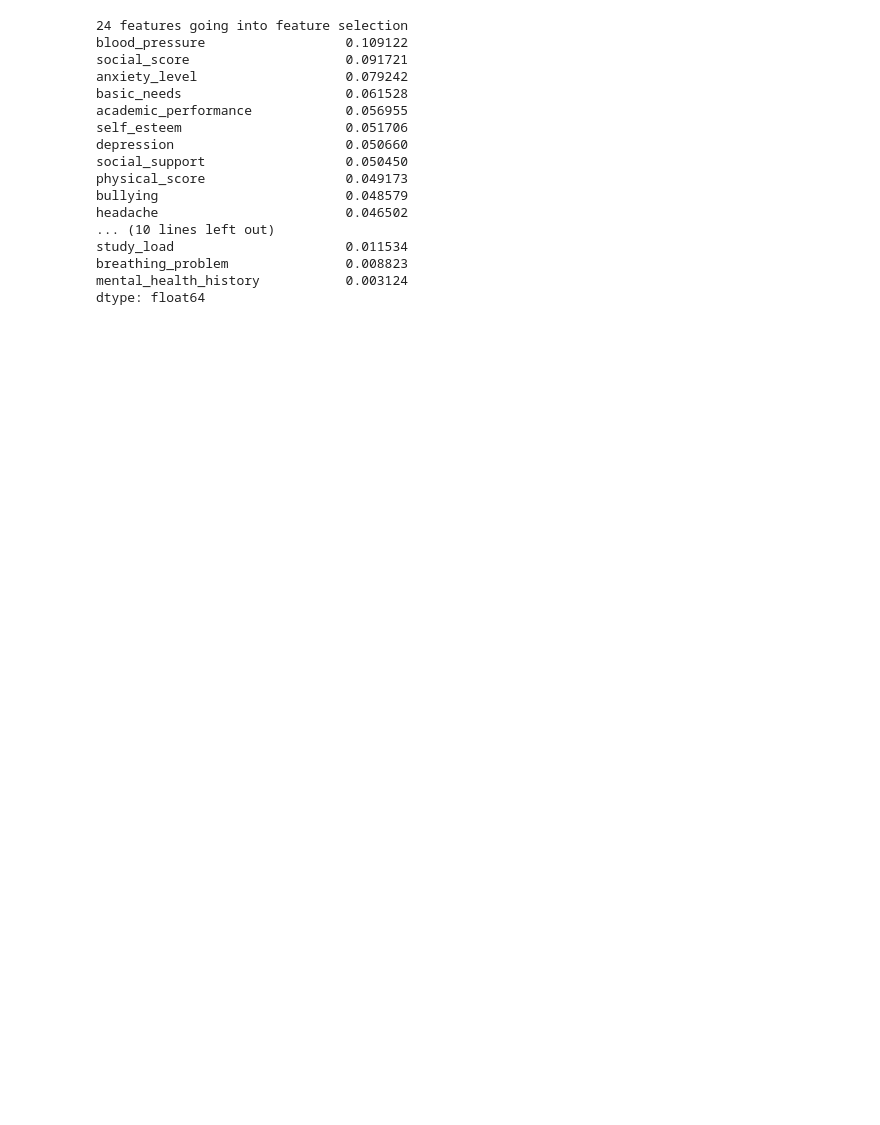
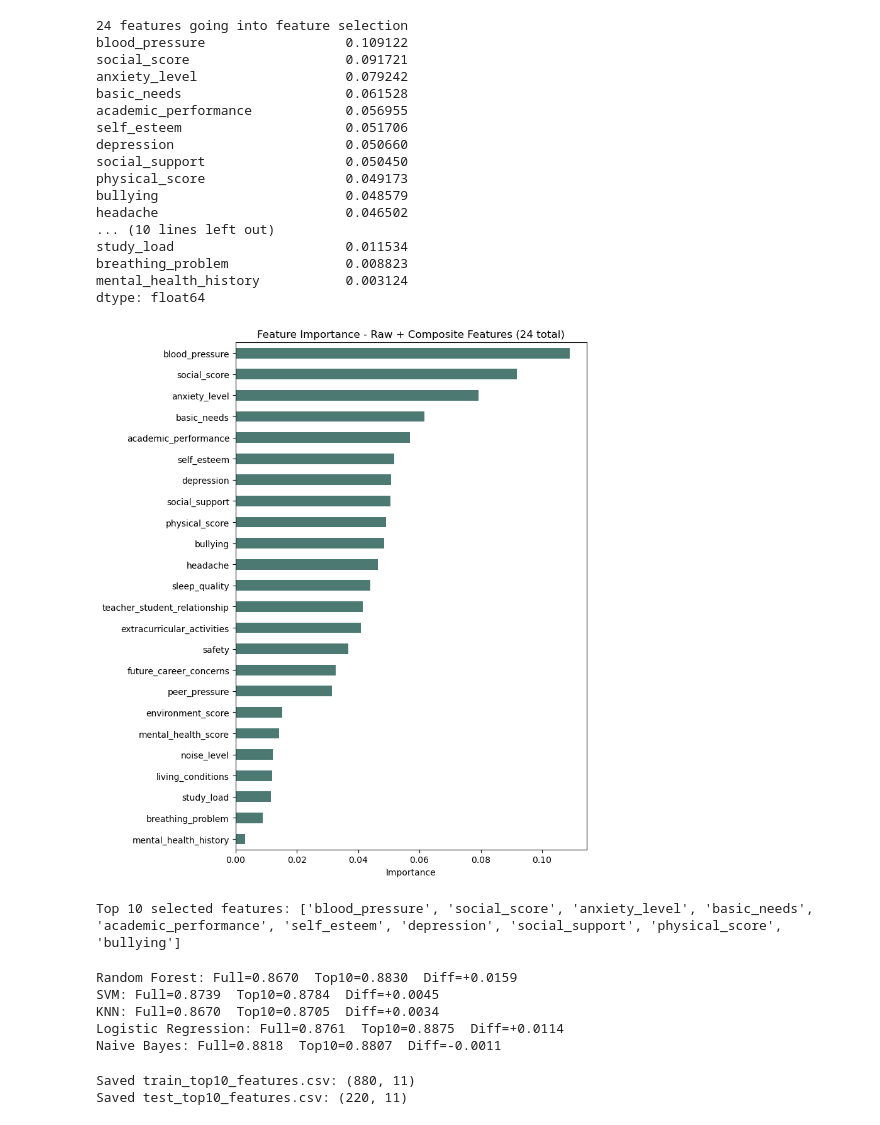
Before and after one commit to chandiracje/AIMAL_Project_Y2S1_G8.1_03, a Jupyter notebook: notebooks/StressLevelDataset(Feature_Selection_IT25103277).ipynb, the cells around one changed output. Cells and saved outputs as stored; diff of their text form; code cells hidden in the pictures; blank space fills up the shorter version.

Commit message:
Feature selection

```diff
--- a/notebooks/StressLevelDataset(Feature_Selection_IT25103277).ipynb
+++ b/notebooks/StressLevelDataset(Feature_Selection_IT25103277).ipynb
@@ -44,3 +44,14 @@ study_load                      0.011534
 breathing_problem               0.008823
 mental_health_history           0.003124
 dtype: float64
+# %%
+plt.figure(figsize=(8, 9))
+importances.plot(kind='barh', color='#4C7A73')
+plt.gca().invert_yaxis()
+plt.title("Feature Importance - Raw + Composite Features (24 total)")
+plt.xlabel("Importance")
+plt.tight_layout()
+plt.savefig("feature_importance_full.png", dpi=150, bbox_inches='tight')
+plt.show()
+# %% [output]
+[figure, added]
@@ -46,0 +64,50 @@ dtype: float64
+# %%
+#select 10 best
+
+top10 = importances.head(10).index.tolist()
+print("Top 10 selected features:", top10)
+# %% [output]
+Top 10 selected features: ['blood_pressure', 'social_score', 'anxiety_level', 'basic_needs', 'academic_performance', 'self_esteem', 'depression', 'social_support', 'physical_score', 'bullying']
+# %%
+models = {
+    "Random Forest": RandomForestClassifier(random_state=42),
+    "SVM": SVC(random_state=42),
+    "KNN": KNeighborsClassifier(),
+    "Logistic Regression": LogisticRegression(max_iter=1000, random_state=42),
+    "Naive Bayes": GaussianNB()
+}
+
+results = []
+for name, model in models.items():
+    full_score = cross_val_score(model, X_train_eng, y_train_eng, cv=5, scoring='accuracy').mean()
+    top10_score = cross_val_score(model, X_train_eng[top10], y_train_eng, cv=5, scoring='accuracy').mean()
+
+    results.append({
+        "Model": name,
+        "Full (24 features)": full_score,
+        "Top 10 features": top10_score,
+        "Difference": top10_score - full_score
+    })
+    print(f"{name}: Full={full_score:.4f}  Top10={top10_score:.4f}  Diff={top10_score-full_score:+.4f}")
+
+results_df = pd.DataFrame(results)
+# %% [output]
+Random Forest: Full=0.8670  Top10=0.8830  Diff=+0.0159
+SVM: Full=0.8739  Top10=0.8784  Diff=+0.0045
+KNN: Full=0.8670  Top10=0.8705  Diff=+0.0034
+Logistic Regression: Full=0.8761  Top10=0.8875  Diff=+0.0114
+Naive Bayes: Full=0.8818  Top10=0.8807  Diff=-0.0011
+# %%
+#Saving
+
+top10_train_df = train_df[top10 + ["target"]]
+top10_test_df = test_df[top10 + ["target"]]
+
+top10_train_df.to_csv("../results/outputs/Selected/train_top10_features.csv", index=False)
+top10_test_df.to_csv("../results/outputs/Selected/test_top10_features.csv", index=False)
+
+print("Saved train_top10_features.csv:", top10_train_df.shape)
+print("Saved test_top10_features.csv:", top10_test_df.shape)
+# %% [output]
+Saved train_top10_features.csv: (880, 11)
+Saved test_top10_features.csv: (220, 11)
```
Also changed, not shown: parts of 3 cells of this notebook.
